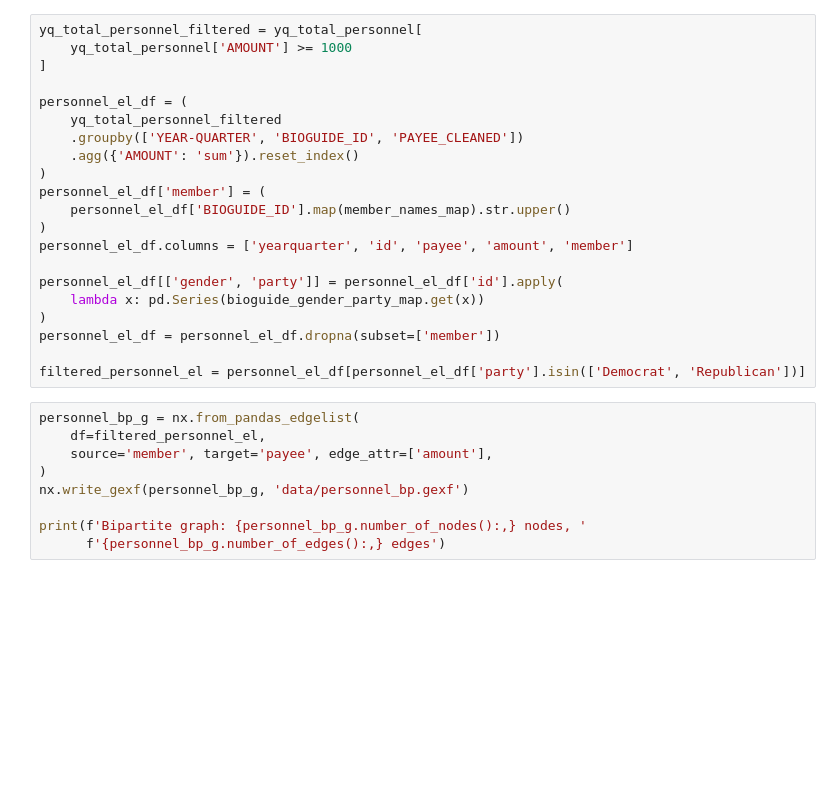
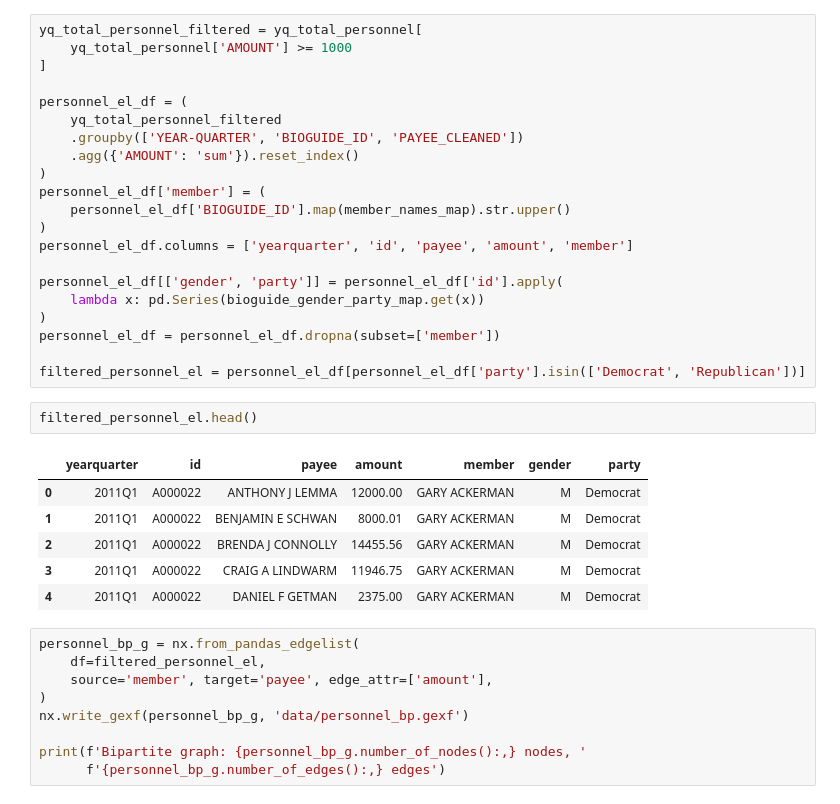
Before and after one commit to brianckeegan/exploratory-data-auditing, a Jupyter notebook: analysis_v3.ipynb, the cells around one changed output. Cells and saved outputs as stored; diff of their text form; blank space fills up the shorter version.

```diff
--- a/analysis_v3.ipynb
+++ b/analysis_v3.ipynb
@@ -1804,6 +1810,15 @@ personnel_el_df[['gender', 'party']] = personnel_el_df['id'].apply(
 personnel_el_df = personnel_el_df.dropna(subset=['member'])
 
 filtered_personnel_el = personnel_el_df[personnel_el_df['party'].isin(['Democrat', 'Republican'])]
+# %%
+filtered_personnel_el.head()
+# %% [output]
+|  | yearquarter | id | payee | amount | member | gender | party |
+| 0 | 2011Q1 | A000022 | ANTHONY J LEMMA | 12000.00 | GARY ACKERMAN | M | Democrat |
+| 1 | 2011Q1 | A000022 | BENJAMIN E SCHWAN | 8000.01 | GARY ACKERMAN | M | Democrat |
+| 2 | 2011Q1 | A000022 | BRENDA J CONNOLLY | 14455.56 | GARY ACKERMAN | M | Democrat |
+| 3 | 2011Q1 | A000022 | CRAIG A LINDWARM | 11946.75 | GARY ACKERMAN | M | Democrat |
+| 4 | 2011Q1 | A000022 | DANIEL F GETMAN | 2375.00 | GARY ACKERMAN | M | Democrat |
 # %%
 personnel_bp_g = nx.from_pandas_edgelist(
     df=filtered_personnel_el,
```
Also changed, not shown: parts of 22 cells of this notebook, 14 other files.
